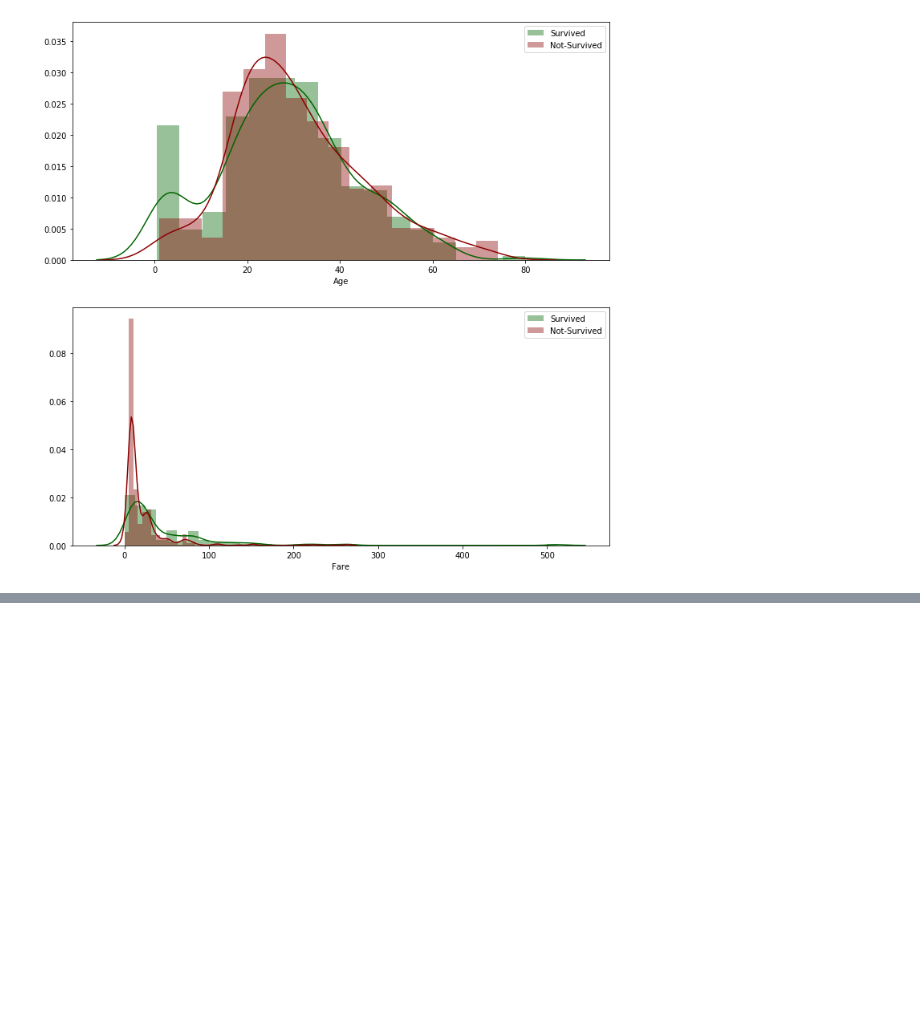
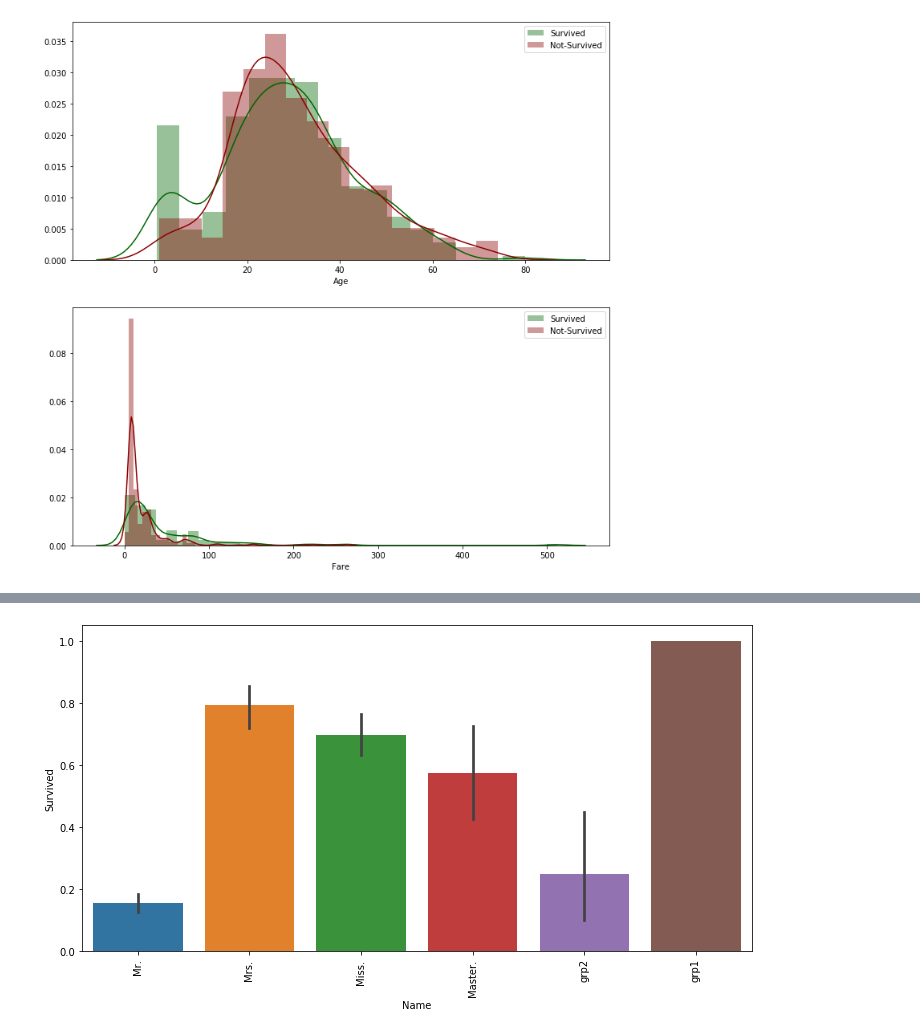
Before and after one commit to L-ashwin/exploring-ml, a Jupyter notebook: 01-Titanic_Machine_Learning_from_Disaster/01_exploratory_data_analysis.ipynb, the cells around one changed output, grey strips where cells are left out. Cells and saved outputs as stored; diff of their text form; code cells hidden in the pictures; blank space fills up the shorter version.

```diff
--- a/01-Titanic_Machine_Learning_from_Disaster/01_exploratory_data_analysis.ipynb
+++ b/01-Titanic_Machine_Learning_from_Disaster/01_exploratory_data_analysis.ipynb
@@ -78,0 +131,7 @@ for ax, var in zip(axs, Real_valued):
+# %%
+plt.figure(figsize=(12,6))
+sns.barplot(x=train.Name, y=train.Survived)
+plt.xticks(rotation='vertical')
+plt.show()
+# %% [output]
+[figure, added]
```
Also changed, not shown: parts of 14 cells of this notebook.
